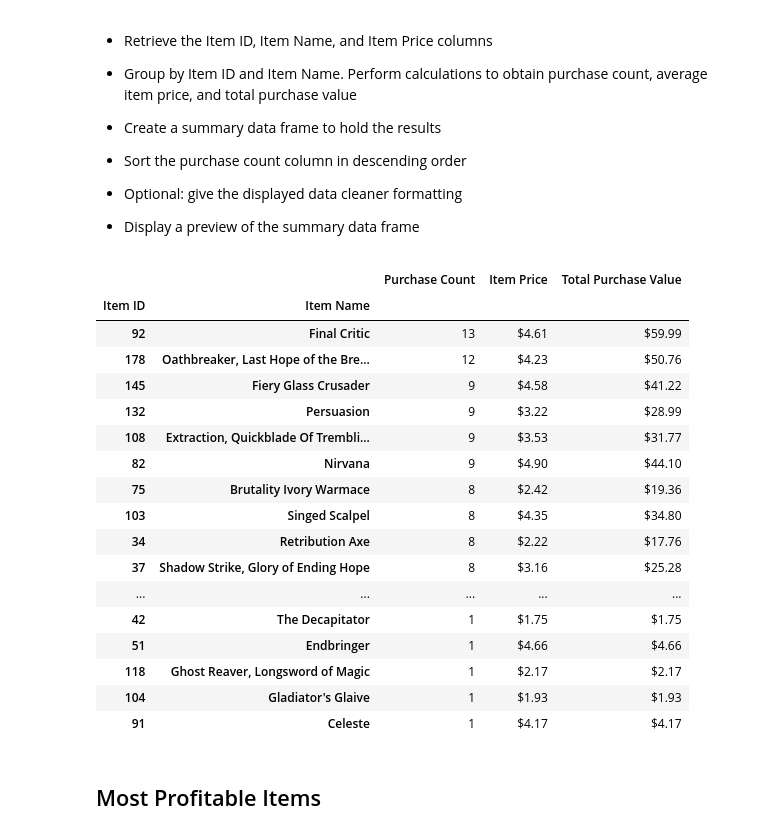
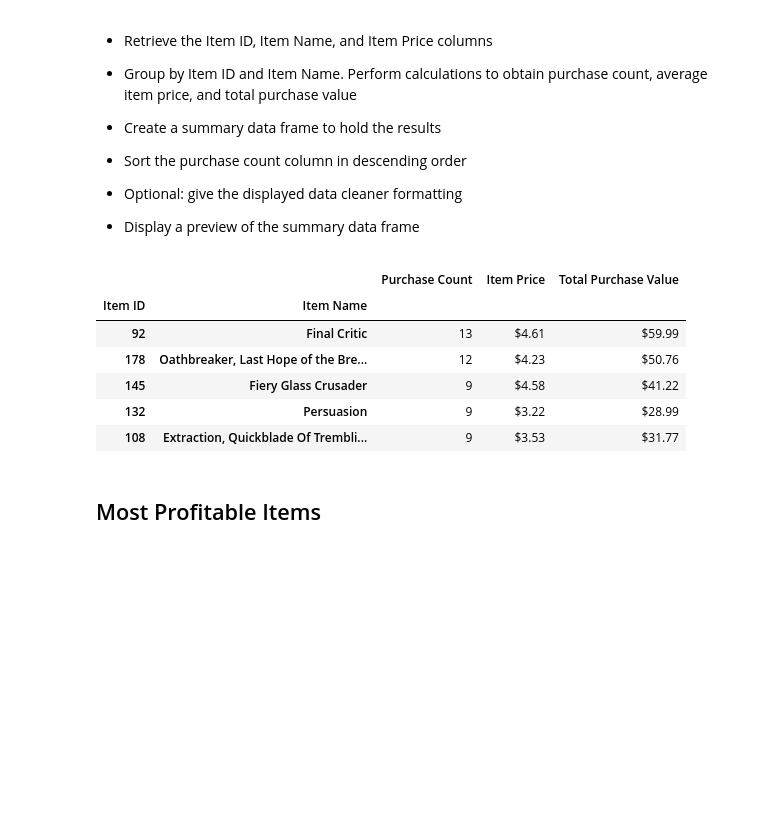
Before and after one commit to KenSikes/pandas-challenge, a Jupyter notebook: HeroesOfPymoli/HeroesOfPymoli.ipynb, the cells around one changed output. Cells and saved outputs as stored; diff of their text form; code cells hidden in the pictures; blank space fills up the shorter version.

```diff
--- a/HeroesOfPymoli/HeroesOfPymoli.ipynb
+++ b/HeroesOfPymoli/HeroesOfPymoli.ipynb
@@ -348,47 +341,34 @@ items_df = purchase_data[["Item ID", "Item Name", "Price"]]
 item_info = items_df.groupby(["Item ID", "Item Name"])
 #total amount items have been purchased
 item_purchase_counter = item_info["Price"].count()
 item_purchase_counter.head()
 #get  total purchase item value
 total_item_value = item_info["Price"].sum()
 total_item_value
 #get item individual value
 item_value = total_item_value/item_purchase_counter
 item_value
 #create df
 most_popular_items = pd.DataFrame({"Purchase Count": item_purchase_counter,
                                   "Item Price": item_value,
                                   "Total Purchase Value": total_item_value})
 most_popular_items.head()
 
 #need to sort from highest to lowest
 popular_items_sorted = most_popular_items.sort_values(["Purchase Count"], ascending = False)
 popular_items_sorted.head()
 
 #format prices
-sorted_pop_items = popular_items_sorted.style.format({"Item Price": "${:.2f}",
+popular_items_sorted.head().style.format({"Item Price": "${:.2f}",
                                   "Total Purchase Value": "${:.2f}"})
-
-sorted_pop_items #why can't I call .head()
 # %% [output]
 |  |  | Purchase Count | Item Price | Total Purchase Value |
 | Item ID | Item Name |  |  |  |
 | 92 | Final Critic | 13 | $4.61 | $59.99 |
 | 178 | Oathbreaker, Last Hope of the Bre... | 12 | $4.23 | $50.76 |
 | 145 | Fiery Glass Crusader | 9 | $4.58 | $41.22 |
 | 132 | Persuasion | 9 | $3.22 | $28.99 |
 | 108 | Extraction, Quickblade Of Trembli... | 9 | $3.53 | $31.77 |
-| 82 | Nirvana | 9 | $4.90 | $44.10 |
-| 75 | Brutality Ivory Warmace | 8 | $2.42 | $19.36 |
-| 103 | Singed Scalpel | 8 | $4.35 | $34.80 |
-| 34 | Retribution Axe | 8 | $2.22 | $17.76 |
-| 37 | Shadow Strike, Glory of Ending Hope | 8 | $3.16 | $25.28 |
-| ... | ... | ... | ... | ... |
-| 42 | The Decapitator | 1 | $1.75 | $1.75 |
-| 51 | Endbringer | 1 | $4.66 | $4.66 |
-| 118 | Ghost Reaver, Longsword of Magic | 1 | $2.17 | $2.17 |
-| 104 | Gladiator's Glaive | 1 | $1.93 | $1.93 |
-| 91 | Celeste | 1 | $4.17 | $4.17 |
 # %% [markdown]
 ## Most Profitable Items
 # %% [markdown]
```
Also changed, not shown: parts of 5 cells of this notebook.
